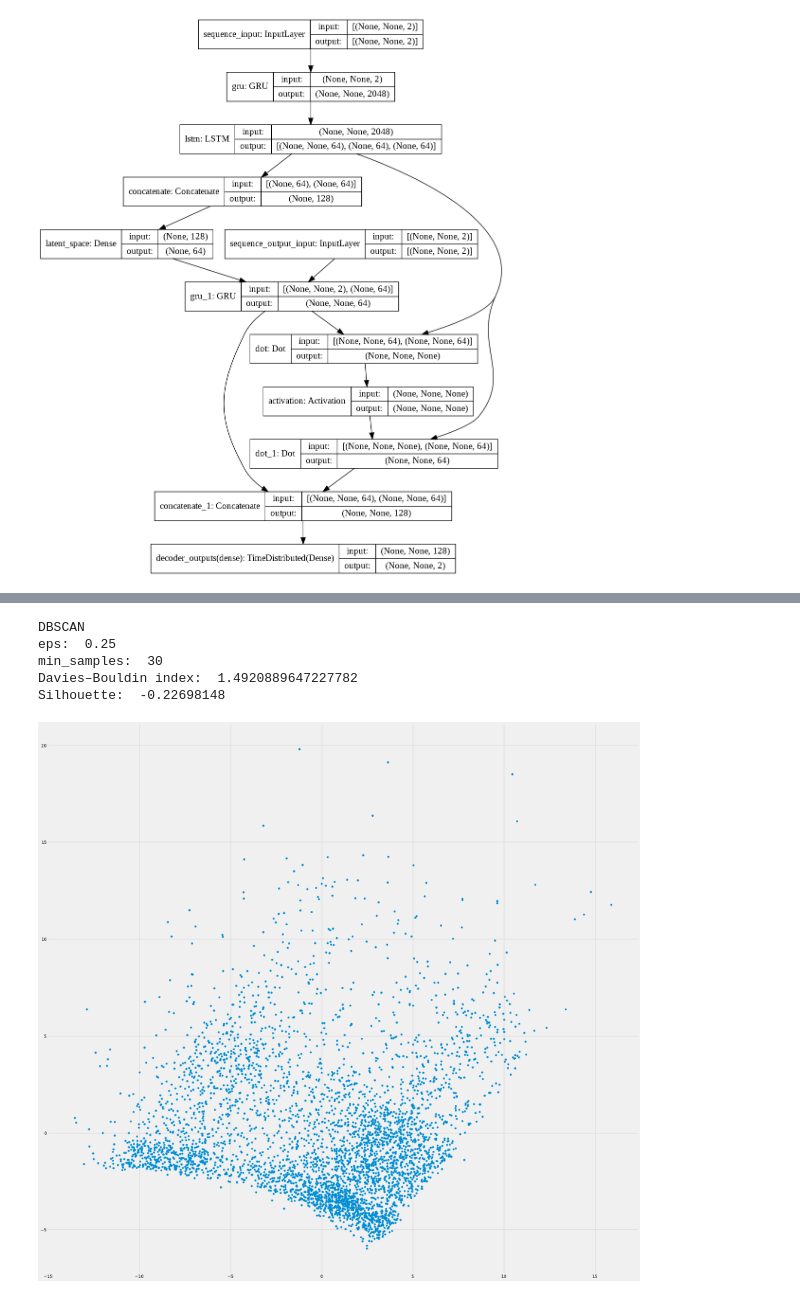
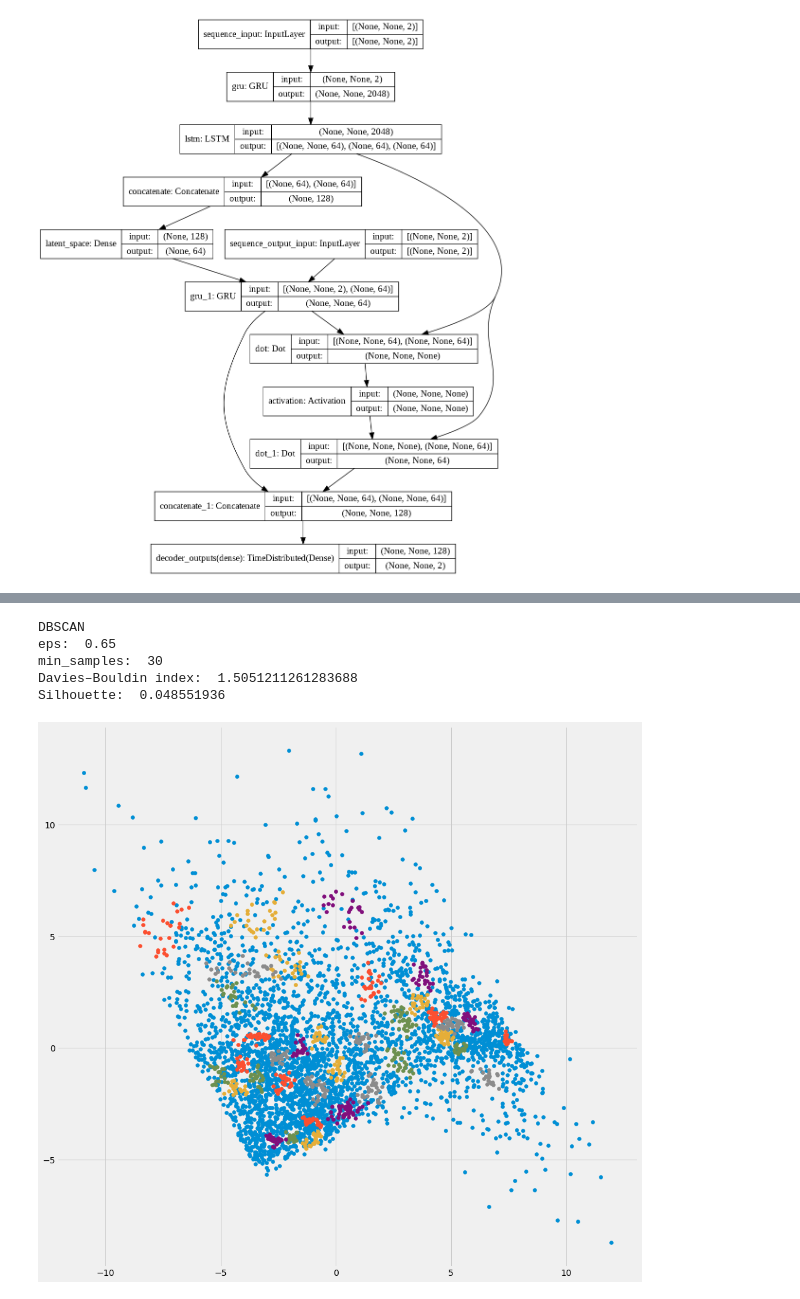
Before and after one commit to ebarkhordar/clustering-of-bank-customers, a Jupyter notebook: Czech_customer_segmentation.ipynb, the cells around one changed output, grey strips where cells are left out. Saved outputs shown, nothing was run; the diff lists cells and outputs as text; code cells hidden in the pictures.

```diff
--- a/Czech_customer_segmentation.ipynb
+++ b/Czech_customer_segmentation.ipynb
@@ -853,12 +853,12 @@ Silhouette:  0.38150904
 # %%
 # dbscan clustering
 # define the model
-dbscan_model = DBSCAN(eps=.25, min_samples=30)
+dbscan_model = DBSCAN(eps=.65, min_samples=30)
 # fit model and predict clusters
 dbscan_yhat = dbscan_model.fit_predict(X)
 # retrieve unique clusters
 clusters = unique(dbscan_yhat)
-fig = plt.figure(figsize=(20,20))
+fig = plt.figure(figsize=(15,15))
 # create scatter plot for samples from each cluster
 for cluster in clusters:
 	# get row indexes for samples with this cluster
@@ -887,30 +887,30 @@ silhouette_avg = silhouette_score(X, labels)
 print("Silhouette: ", silhouette_avg)
 # %% [output]
 DBSCAN
-eps:  0.25
+eps:  0.65
 min_samples:  30
-Davies–Bouldin index:  1.4920889647227782
-Silhouette:  -0.22698148
+Davies–Bouldin index:  1.5051211261283688
+Silhouette:  0.048551936
 # %%
 # optics clustering
 # define the model
-optics_model = OPTICS(xi=.1,min_cluster_size=30)
+optics_model = OPTICS(xi=.001,min_cluster_size=20)
 # fit model and predict clusters
 optics_yhat = optics_model.fit_predict(X)
 # retrieve unique clusters
 clusters = unique(optics_yhat)
 # create scatter plot for samples from each cluster
-fig = plt.figure(figsize=(30,30))
+fig = plt.figure(figsize=(15,15))
 for cluster in clusters:
 	# get row indexes for samples with this cluster
 	row_ix = where(optics_yhat == cluster)
 	# create scatter of these samples
 
 	plt.scatter(X[row_ix, 0], X[row_ix, 1])
 # show the plot
 plt.show()
 # %% [output]
-[figure, old version]
+[figure, new version]
 # %%
 len(set(optics_yhat))
 # %% [output]
```
Also changed, not shown: parts of 25 cells of this notebook.
